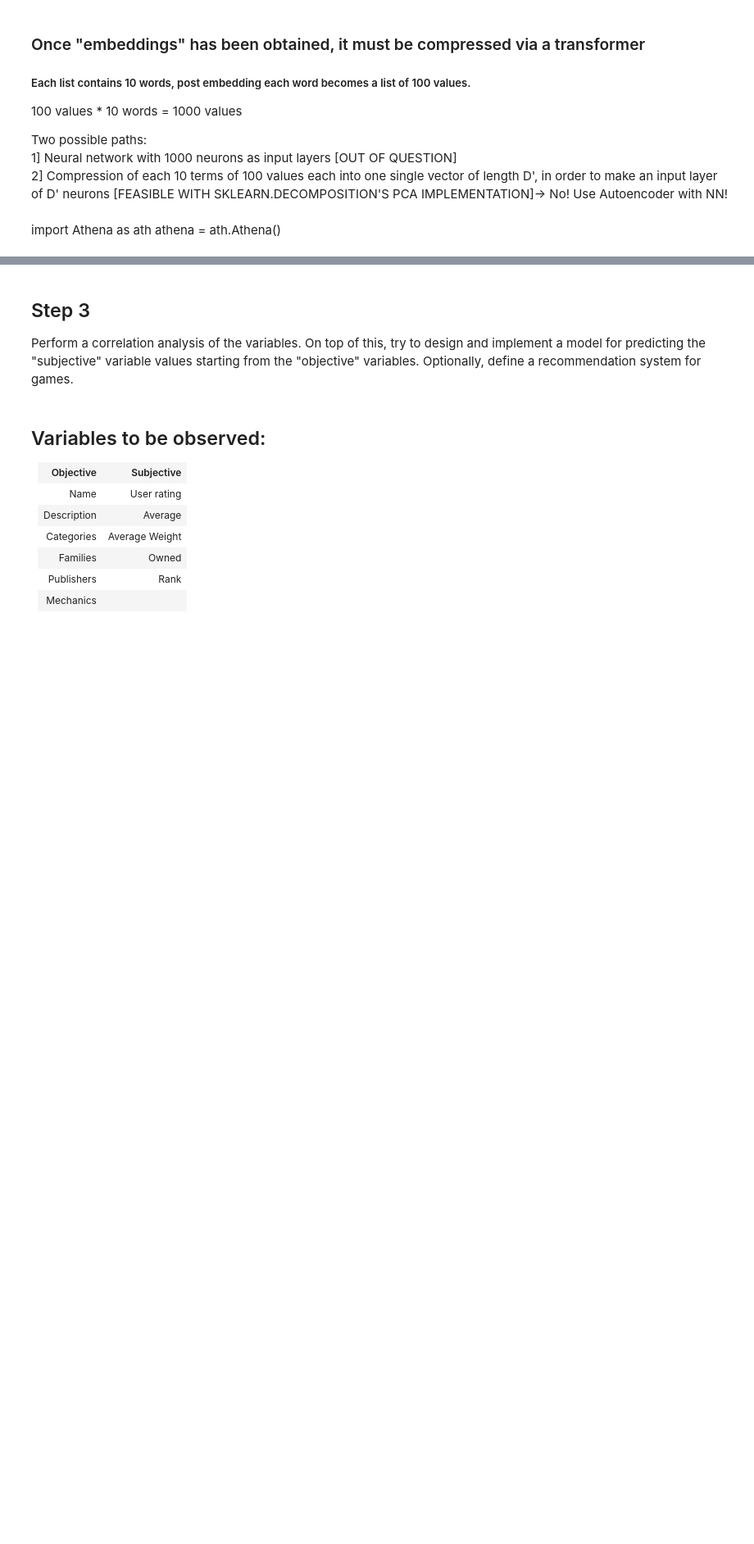
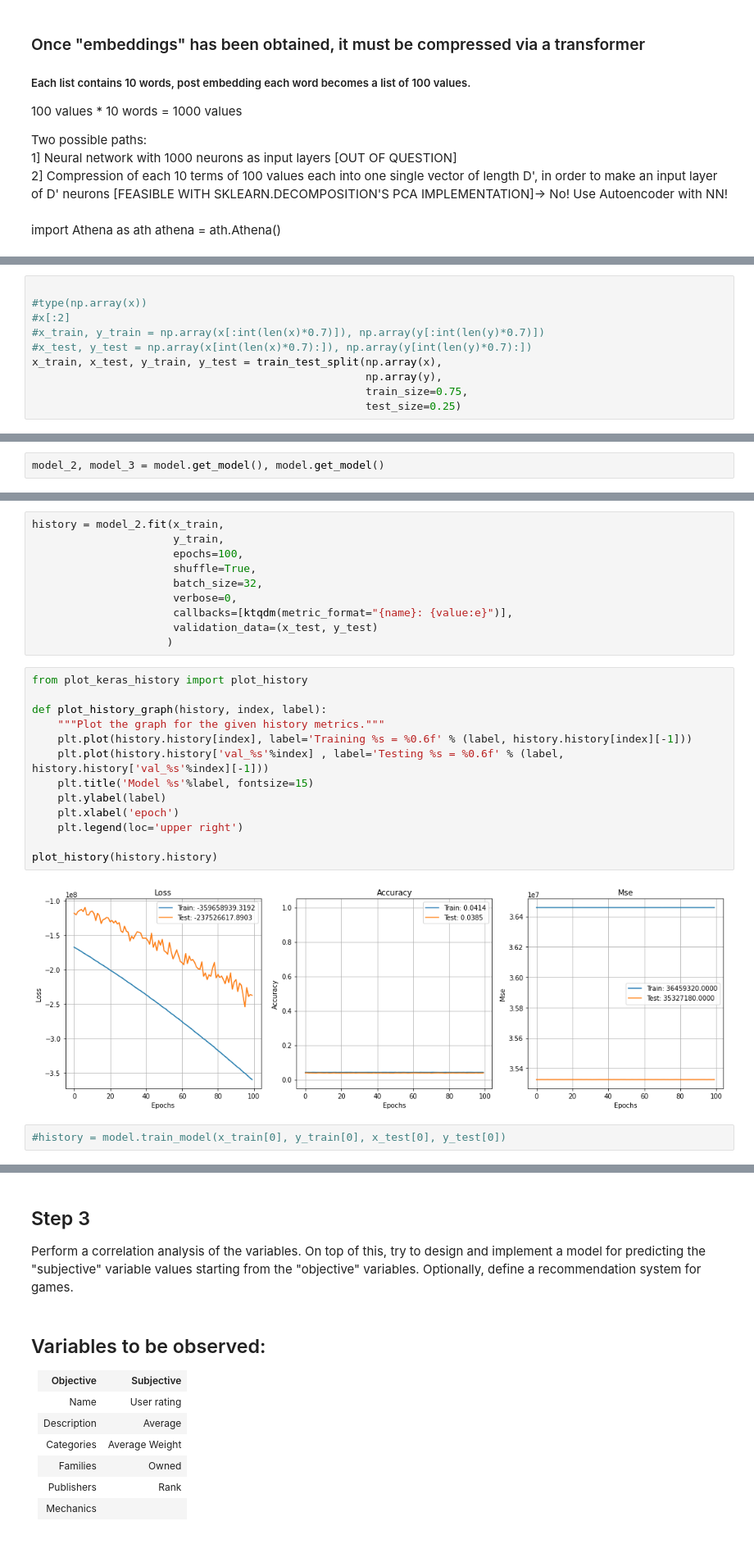
Before and after one commit to ToreGore/LoveBoardGames, a Jupyter notebook: LoveBoardGames.ipynb, the cells around one changed output, grey strips where cells are left out. Shown at 82% size. Saved outputs shown, nothing was run; the diff lists cells and outputs as text; blank space fills up the shorter version.

```diff
--- a/LoveBoardGames.ipynb
+++ b/LoveBoardGames.ipynb
@@ -224,0 +242,10 @@ Input layer:  1000
+# %%
+
+#type(np.array(x))
+#x[:2]
+#x_train, y_train = np.array(x[:int(len(x)*0.7)]), np.array(y[:int(len(y)*0.7)])
+#x_test, y_test = np.array(x[int(len(x)*0.7):]), np.array(y[int(len(y)*0.7):])
+x_train, x_test, y_train, y_test = train_test_split(np.array(x),
+                                                    np.array(y),
+                                                    train_size=0.75,
+                                                    test_size=0.25)
@@ -224,0 +278,2 @@ Input layer:  1000
+# %%
+model_2, model_3 = model.get_model(), model.get_model()
@@ -224,0 +298,27 @@ Input layer:  1000
+# %%
+history = model_2.fit(x_train,
+                      y_train,
+                      epochs=100,
+                      shuffle=True,
+                      batch_size=32,
+                      verbose=0,
+                      callbacks=[ktqdm(metric_format="{name}: {value:e}")],
+                      validation_data=(x_test, y_test)
+                     )
+# %%
+from plot_keras_history import plot_history
+
+def plot_history_graph(history, index, label):
+    """Plot the graph for the given history metrics."""
+    plt.plot(history.history[index], label='Training %s = %0.6f' % (label, history.history[index][-1]))
+    plt.plot(history.history['val_%s'%index] , label='Testing %s = %0.6f' % (label, history.history['val_%s'%index][-1]))
+    plt.title('Model %s'%label, fontsize=15)
+    plt.ylabel(label)
+    plt.xlabel('epoch')
+    plt.legend(loc='upper right')
+
+plot_history(history.history)
+# %% [output]
+[figure, added]
+# %%
+#history = model.train_model(x_train[0], y_train[0], x_test[0], y_test[0])
```
Also changed, not shown: parts of 14 cells of this notebook, 1 other file.
